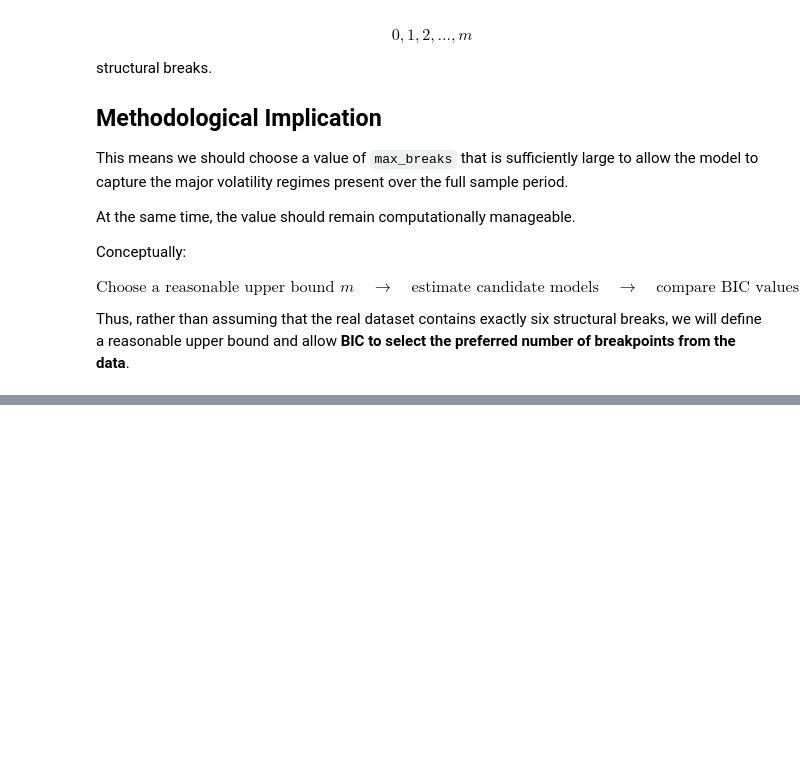
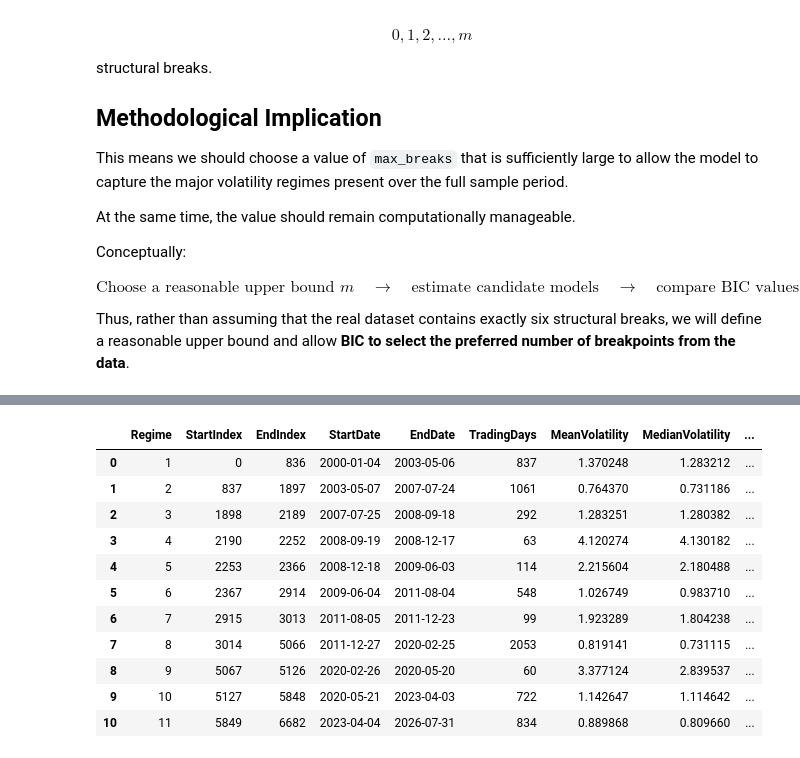
Before and after one commit to fleurclochette/Scientific-Project-SS26-Group-8, a Jupyter notebook: notebooks/03_garch_breakpoints.ipynb, the cells around one changed output, grey strips where cells are left out. Cells and saved outputs as stored; diff of their text form; code cells hidden in the pictures; blank space fills up the shorter version.

```diff
--- a/notebooks/03_garch_breakpoints.ipynb
+++ b/notebooks/03_garch_breakpoints.ipynb
@@ -1195,0 +1359,71 @@ Thus, rather than assuming that the real dataset contains exactly six structural
+# %%
+# Step 12 calculate statistics for each regime
+# Create a summary table
+regime_results = []
+
+for regime_number in range(
+    len(regime_boundaries) - 1
+):
+
+    start_idx = regime_boundaries[
+        regime_number
+    ]
+
+    end_idx = regime_boundaries[
+        regime_number + 1
+    ]
+
+    regime_volatility = volatility[
+        start_idx:end_idx
+    ]
+
+    start_date = volatility_dates.iloc[
+        start_idx
+    ]
+
+    end_date = volatility_dates.iloc[
+        end_idx - 1
+    ]
+
+    mean_volatility = np.mean(
+        regime_volatility
+    )
+
+    median_volatility = np.median(
+        regime_volatility
+    )
+
+    std_volatility = np.std(
+        regime_volatility
+    )
+
+    regime_results.append({
+        "Regime": regime_number + 1,
+        "StartIndex": start_idx,
+        "EndIndex": end_idx - 1,
+        "StartDate": start_date,
+        "EndDate": end_date,
+        "TradingDays": end_idx - start_idx,
+        "MeanVolatility": mean_volatility,
+        "MedianVolatility": median_volatility,
+        "StdVolatility": std_volatility
+    })
+
+regime_df = pd.DataFrame(
+    regime_results
+)
+
+display(regime_df)
+# %% [output]
+|  | Regime | StartIndex | EndIndex | StartDate | EndDate | TradingDays | MeanVolatility | MedianVolatility | ... |
+| 0 | 1 | 0 | 836 | 2000-01-04 | 2003-05-06 | 837 | 1.370248 | 1.283212 | ... |
+| 1 | 2 | 837 | 1897 | 2003-05-07 | 2007-07-24 | 1061 | 0.764370 | 0.731186 | ... |
+| 2 | 3 | 1898 | 2189 | 2007-07-25 | 2008-09-18 | 292 | 1.283251 | 1.280382 | ... |
+| 3 | 4 | 2190 | 2252 | 2008-09-19 | 2008-12-17 | 63 | 4.120274 | 4.130182 | ... |
+| 4 | 5 | 2253 | 2366 | 2008-12-18 | 2009-06-03 | 114 | 2.215604 | 2.180488 | ... |
+| 5 | 6 | 2367 | 2914 | 2009-06-04 | 2011-08-04 | 548 | 1.026749 | 0.983710 | ... |
+| 6 | 7 | 2915 | 3013 | 2011-08-05 | 2011-12-23 | 99 | 1.923289 | 1.804238 | ... |
+| 7 | 8 | 3014 | 5066 | 2011-12-27 | 2020-02-25 | 2053 | 0.819141 | 0.731115 | ... |
+| 8 | 9 | 5067 | 5126 | 2020-02-26 | 2020-05-20 | 60 | 3.377124 | 2.839537 | ... |
+| 9 | 10 | 5127 | 5848 | 2020-05-21 | 2023-04-03 | 722 | 1.142647 | 1.114642 | ... |
+| 10 | 11 | 5849 | 6682 | 2023-04-04 | 2026-07-31 | 834 | 0.889868 | 0.809660 | ... |
```
Also changed, not shown: parts of 36 cells of this notebook.
